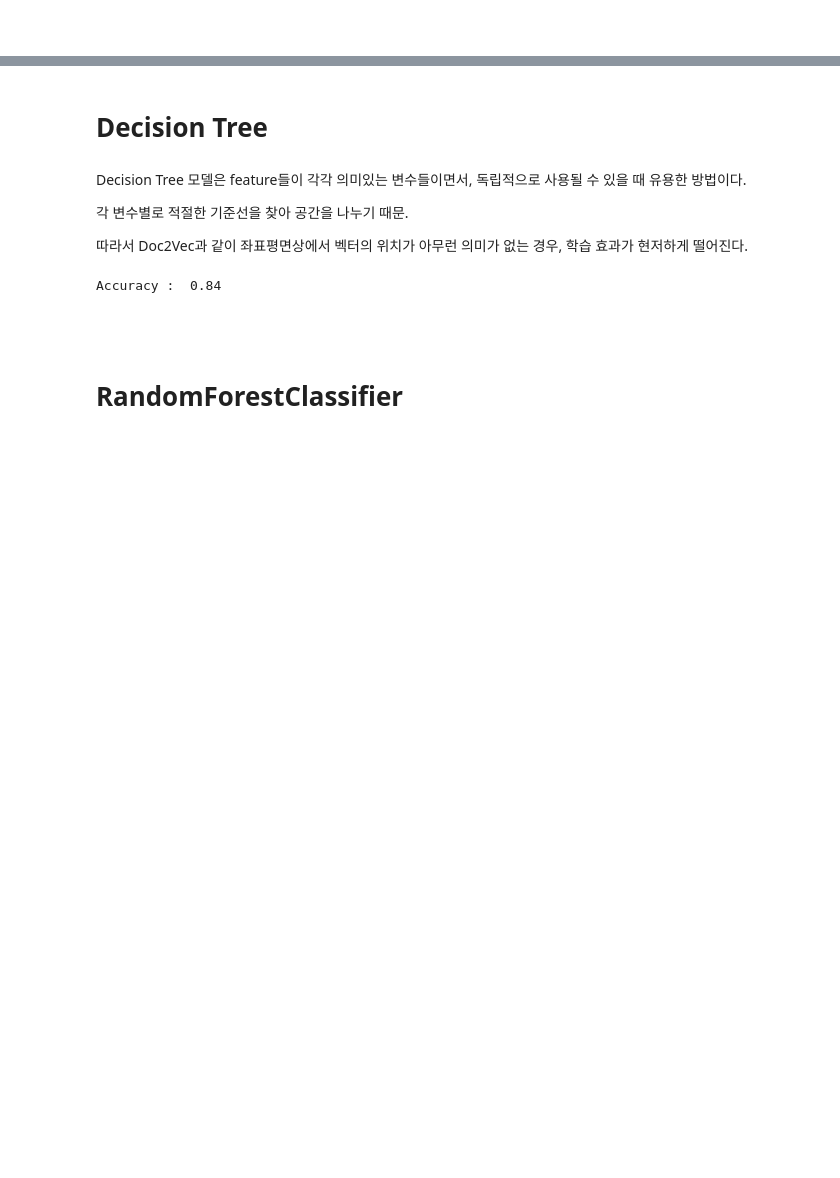
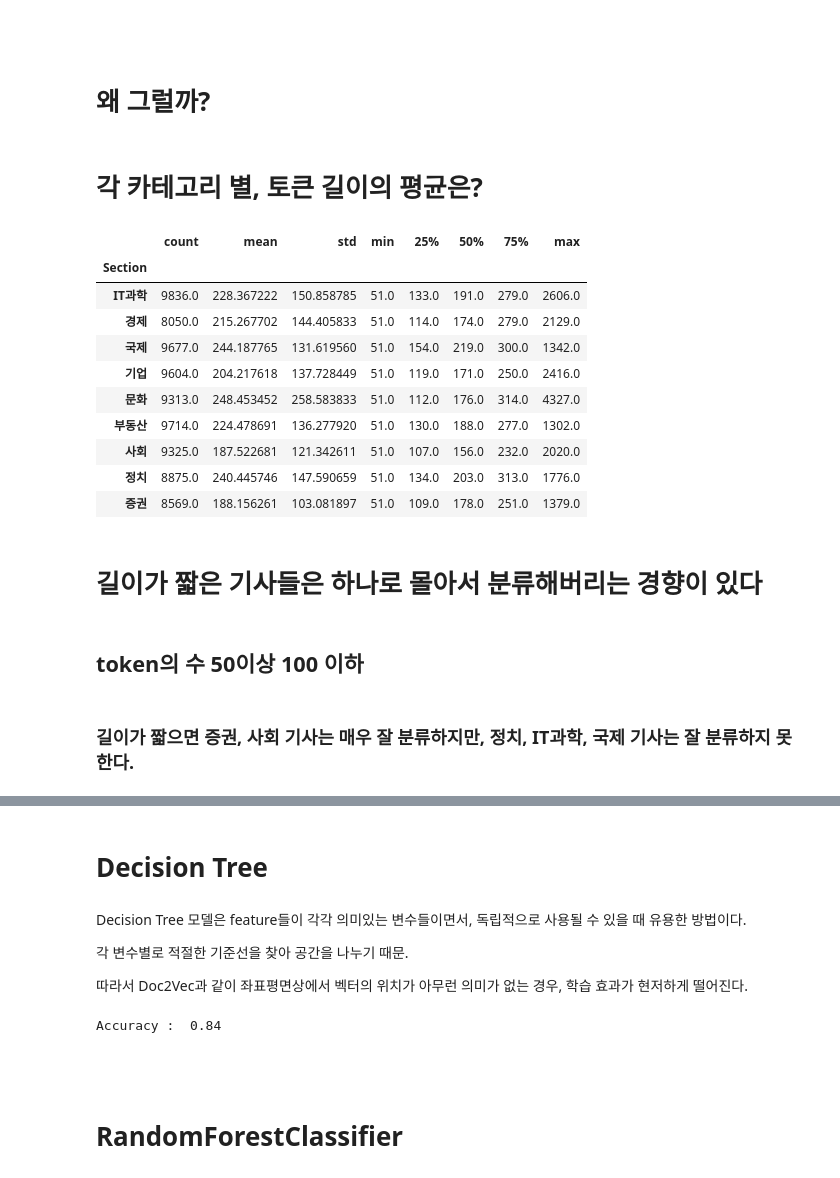
Before and after one commit to DonghyungKo/Fininsight, a Jupyter notebook: project/06.Doc2Vec_Topic_Classification.ipynb, the cells around one changed output, grey strips where cells are left out. Drawn from its saved outputs; the diff is of its cells as text; code cells hidden in the pictures; blank space fills up the shorter version.

```diff
--- a/project/06.Doc2Vec_Topic_Classification.ipynb
+++ b/project/06.Doc2Vec_Topic_Classification.ipynb
@@ -153,2 +218,22 @@ Accuracy :  0.935
 # %% [markdown]
 <br>
+# %% [markdown]
+# 왜 그럴까?
+# %% [markdown]
+# 각 카테고리 별, 토큰 길이의 평균은?
+# %%
+train_df.groupby('Section')['Num of Tokens'].describe()
+# %% [output]
+|  | count | mean | std | min | 25% | 50% | 75% | max |
+| Section |  |  |  |  |  |  |  |  |
+| IT과학 | 9836.0 | 228.367222 | 150.858785 | 51.0 | 133.0 | 191.0 | 279.0 | 2606.0 |
+| 경제 | 8050.0 | 215.267702 | 144.405833 | 51.0 | 114.0 | 174.0 | 279.0 | 2129.0 |
+| 국제 | 9677.0 | 244.187765 | 131.619560 | 51.0 | 154.0 | 219.0 | 300.0 | 1342.0 |
+| 기업 | 9604.0 | 204.217618 | 137.728449 | 51.0 | 119.0 | 171.0 | 250.0 | 2416.0 |
+| 문화 | 9313.0 | 248.453452 | 258.583833 | 51.0 | 112.0 | 176.0 | 314.0 | 4327.0 |
+| 부동산 | 9714.0 | 224.478691 | 136.277920 | 51.0 | 130.0 | 188.0 | 277.0 | 1302.0 |
+| 사회 | 9325.0 | 187.522681 | 121.342611 | 51.0 | 107.0 | 156.0 | 232.0 | 2020.0 |
+| 정치 | 8875.0 | 240.445746 | 147.590659 | 51.0 | 134.0 | 203.0 | 313.0 | 1776.0 |
+| 증권 | 8569.0 | 188.156261 | 103.081897 | 51.0 | 109.0 | 178.0 | 251.0 | 1379.0 |
+# %% [markdown]
+# 길이가 짧은 기사들은 하나로 몰아서 분류해버리는 경향이 있다
@@ -154,0 +251,4 @@ Accuracy :  0.935
+# %% [markdown]
+## token의 수 50이상 100 이하
+# %% [markdown]
+### 길이가 짧으면 증권, 사회 기사는 매우 잘 분류하지만, 정치, IT과학, 국제 기사는 잘 분류하지 못한다.
```
Also changed, not shown: parts of 32 cells of this notebook, 17 other files.
